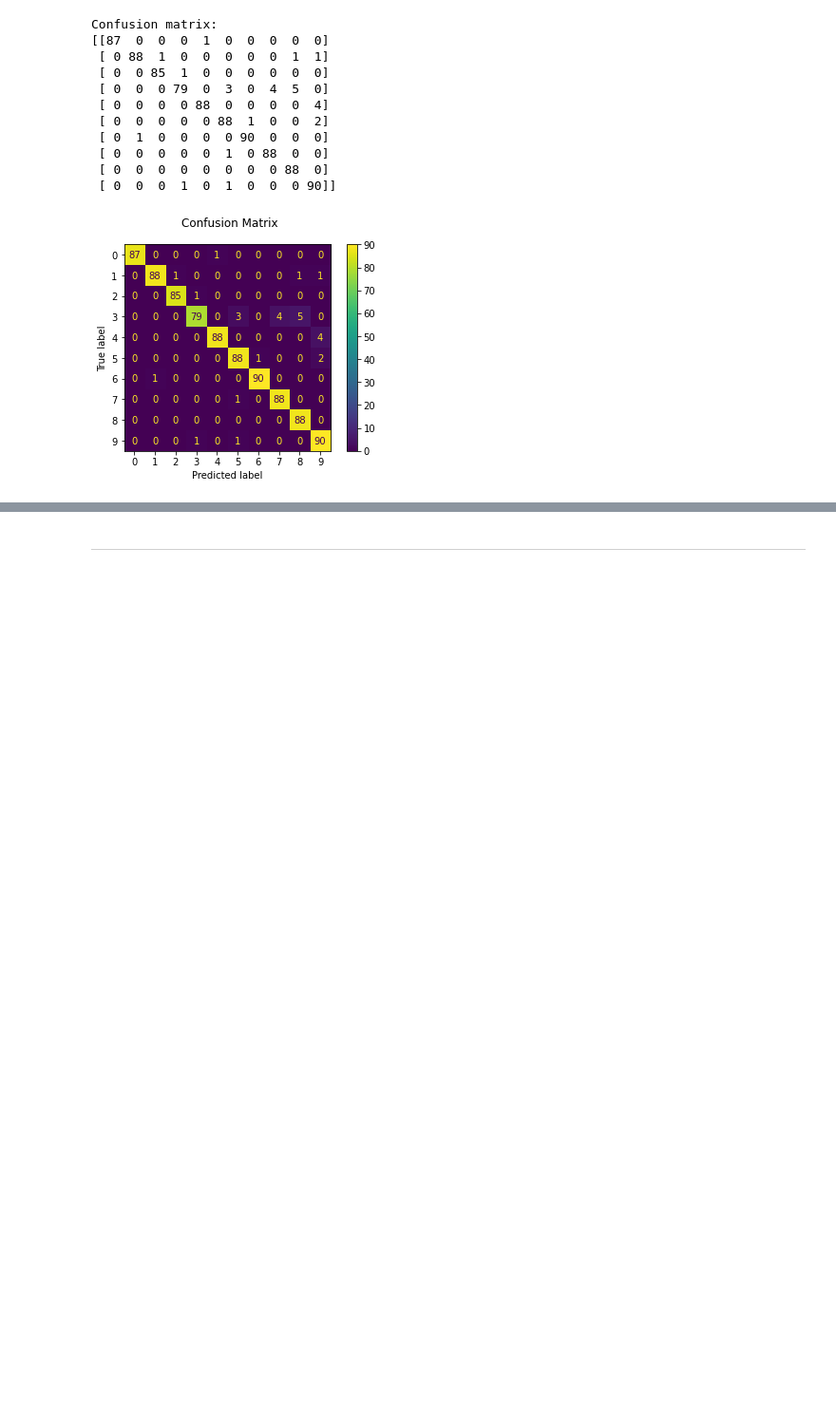
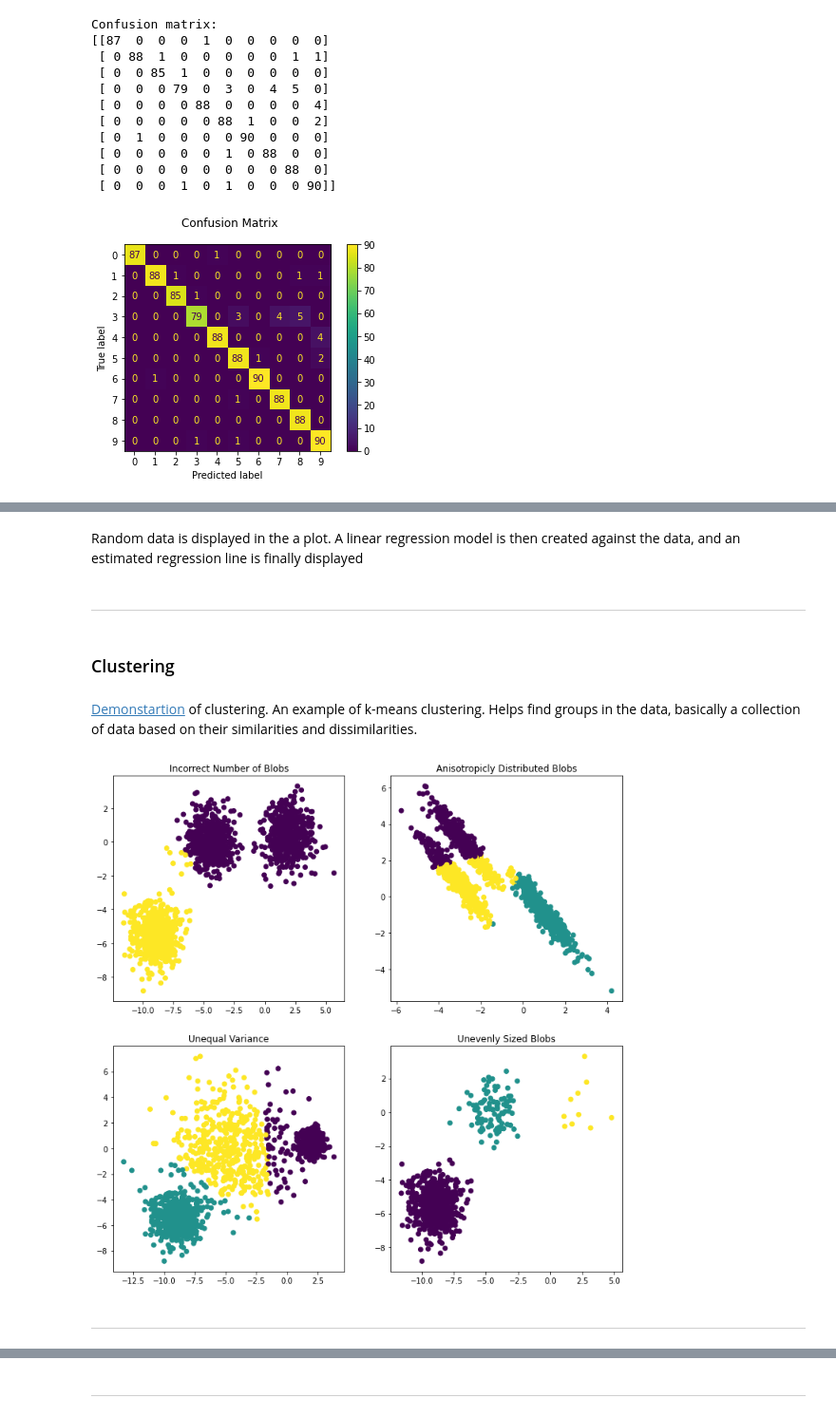
Before and after one commit to allend4/Emerging_Tech, a Jupyter notebook: scikit-learn.ipynb, the cells around one changed output, grey strips where cells are left out. Shown: that part at 95% size. Saved outputs shown, nothing was run; the diff lists cells and outputs as text; code cells hidden in the pictures; blank space fills up the shorter version.

```diff
--- a/scikit-learn.ipynb
+++ b/scikit-learn.ipynb
@@ -118,0 +192,63 @@ Confusion matrix:
+# %% [markdown]
+Random data is displayed in the a plot. A linear regression model is then created against the data, and an estimated regression line is finally displayed
+# %% [markdown]
+----
+# %% [markdown]
+### Clustering
+# %% [markdown]
+[Demonstartion](https://scikit-learn.org/stable/auto_examples/cluster/plot_kmeans_assumptions.html#sphx-glr-auto-examples-cluster-plot-kmeans-assumptions-py) of clustering. An example of k-means clustering. Helps find groups in the data, basically a collection of data based on their similarities and dissimilarities.
+# %%
+# Author: Phil Roth <mr.phil.roth@gmail.com>
+# License: BSD 3 clause
+
+import numpy as np
+import matplotlib.pyplot as plt
+
+from sklearn.cluster import KMeans
+from sklearn.datasets import make_blobs
+
+plt.figure(figsize=(12, 12))
+
+n_samples = 1500
+random_state = 170
+X, y = make_blobs(n_samples=n_samples, random_state=random_state)
+
+# Incorrect number of clusters
+y_pred = KMeans(n_clusters=2, random_state=random_state).fit_predict(X)
+
+plt.subplot(221)
+plt.scatter(X[:, 0], X[:, 1], c=y_pred)
+plt.title("Incorrect Number of Blobs")
+
+# Anisotropicly distributed data
+transformation = [[0.60834549, -0.63667341], [-0.40887718, 0.85253229]]
+X_aniso = np.dot(X, transformation)
+y_pred = KMeans(n_clusters=3, random_state=random_state).fit_predict(X_aniso)
+
+plt.subplot(222)
+plt.scatter(X_aniso[:, 0], X_aniso[:, 1], c=y_pred)
+plt.title("Anisotropicly Distributed Blobs")
+
+# Different variance
+X_varied, y_varied = make_blobs(
+    n_samples=n_samples, cluster_std=[1.0, 2.5, 0.5], random_state=random_state
+)
+y_pred = KMeans(n_clusters=3, random_state=random_state).fit_predict(X_varied)
+
+plt.subplot(223)
+plt.scatter(X_varied[:, 0], X_varied[:, 1], c=y_pred)
+plt.title("Unequal Variance")
+
+# Unevenly sized blobs
+X_filtered = np.vstack((X[y == 0][:500], X[y == 1][:100], X[y == 2][:10]))
+y_pred = KMeans(n_clusters=3, random_state=random_state).fit_predict(X_filtered)
+
+plt.subplot(224)
+plt.scatter(X_filtered[:, 0], X_filtered[:, 1], c=y_pred)
+plt.title("Unevenly Sized Blobs")
+
+plt.show()
+# %% [output]
+[figure, added]
+# %% [markdown]
+----
```
Also changed, not shown: parts of 14 cells of this notebook.
